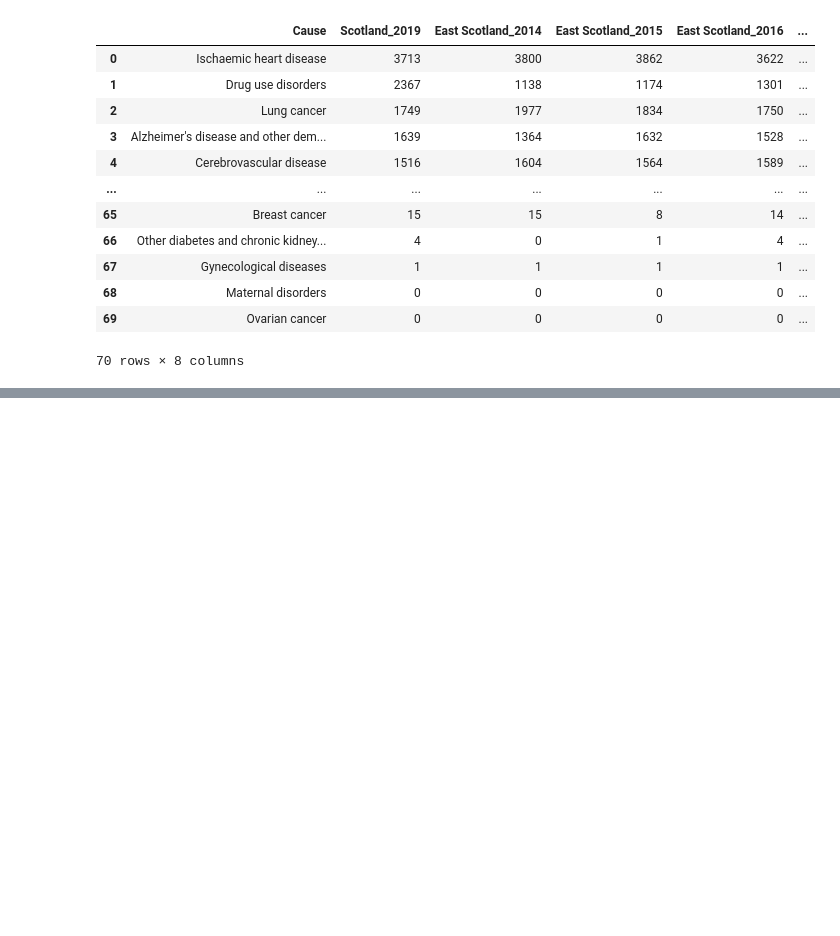
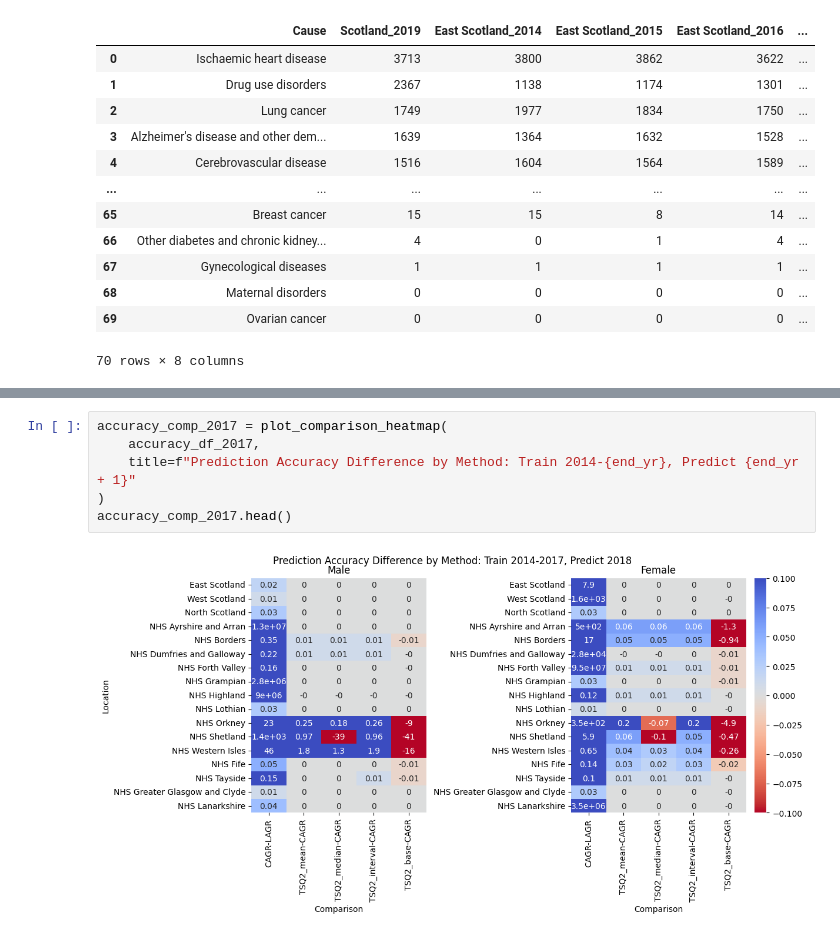
Before and after one commit to ASudu/Scotland_BOD, a Jupyter notebook: regression.ipynb, the cells around one changed output, grey strips where cells are left out. Drawn from its saved outputs; the diff is of its cells as text; blank space fills up the shorter version.

```diff
--- a/regression.ipynb
+++ b/regression.ipynb
@@ -228,0 +331,8 @@ plt.show()
+# %%
+accuracy_comp_2017 = plot_comparison_heatmap(
+    accuracy_df_2017,
+    title=f"Prediction Accuracy Difference by Method: Train 2014-{end_yr}, Predict {end_yr + 1}"
+)
+accuracy_comp_2017.head()
+# %% [output]
+[figure, added]
```
Also changed, not shown: parts of 23 cells of this notebook.
